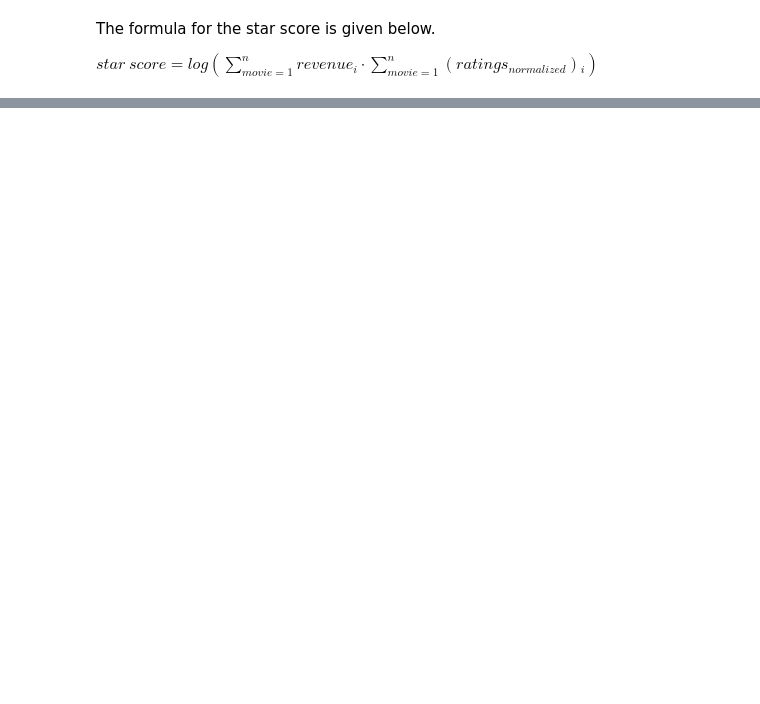
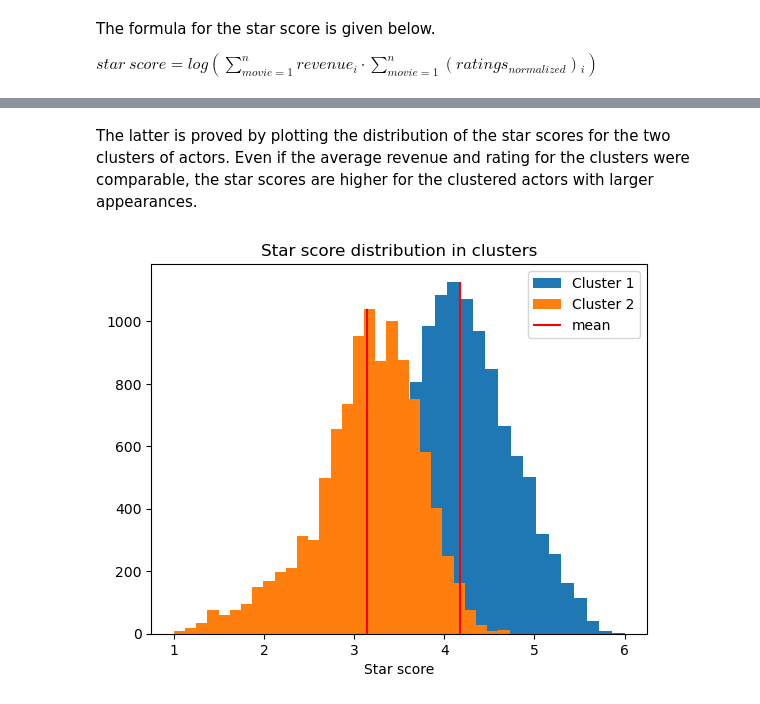
Before and after one commit to louisleger/ada-final-project, a Jupyter notebook: src/star_score.ipynb, the cells around one changed output, grey strips where cells are left out. Drawn from its saved outputs; the diff is of its cells as text; code cells hidden in the pictures; blank space fills up the shorter version.

```diff
--- a/src/star_score.ipynb
+++ b/src/star_score.ipynb
@@ -283,0 +252,7 @@ Text(0.5, 1.0, 't-SNE')
+# %%
+#add clustered label to dataset
+star_scores['cluster'] = labels
+# %%
+#split dataset into clusters
+k1 = star_scores[star_scores['cluster'] == 1]
+k2 = star_scores[star_scores['cluster'] == 0]
@@ -283,0 +285,13 @@ Text(0.5, 1.0, 't-SNE')
+# %% [markdown]
+The latter is proved by plotting the distribution of the star scores for the two clusters of actors. Even if the average revenue and rating for the clusters were comparable, the star scores are higher for the clustered actors with larger appearances.
+# %%
+plt.hist(k1.score_epfl, bins=30, label='Cluster 1', density=False)
+plt.hist(k2.score_epfl, bins=30, label='Cluster 2', density=False)
+plt.vlines(np.mean(k1.score_epfl),ymin=0,ymax=1125,color='r', label='mean')
+plt.vlines(np.mean(k2.score_epfl),ymin=0,ymax=1040,color='r')
+plt.title('Star score distribution in clusters')
+plt.xlabel('Star score')
+plt.legend()
+plt.show()
+# %% [output]
+[figure, added]
```
Also changed, not shown: parts of 17 cells of this notebook.
